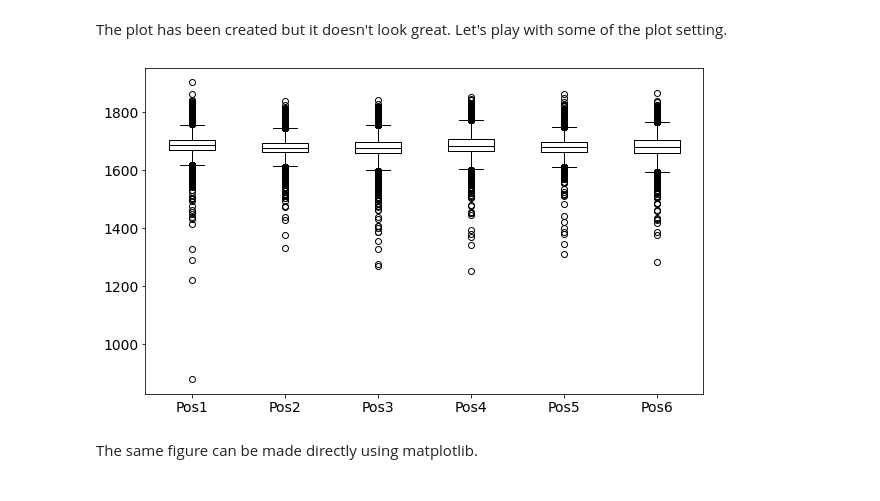
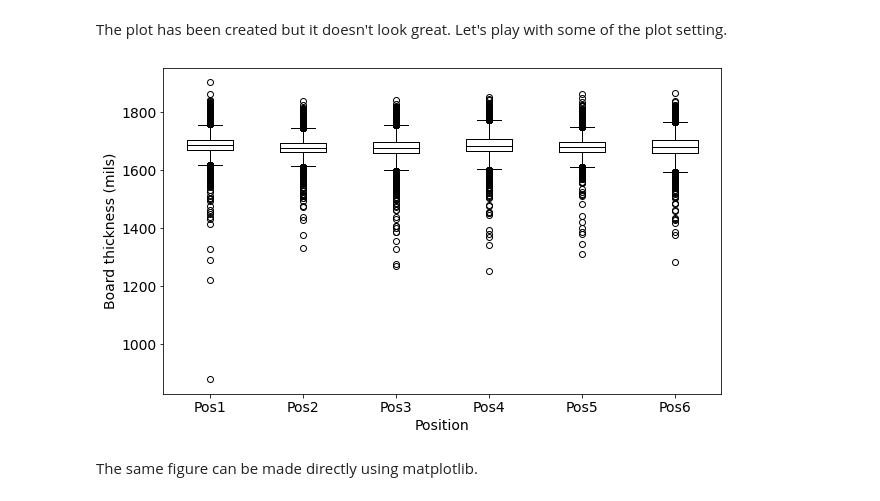
Before and after one commit to DalleAveLab/MATLS3J03-2021, a Jupyter notebook: ReadingDataandPlotting/ReadingDataAndPlotting.ipynb, the cells around one changed output. Drawn from its saved outputs; the diff is of its cells as text; code cells hidden in the pictures.

```diff
--- a/ReadingDataandPlotting/ReadingDataAndPlotting.ipynb
+++ b/ReadingDataandPlotting/ReadingDataAndPlotting.ipynb
@@ -209,13 +209,15 @@ The plot has been created but it doesn't look great. Let's play with some of the
 # %%
 # Make the figure larger, make the font larger, remove the grid lines
 # change the box plot colours to all black
 axis = boards_no_time.boxplot(figsize=(10,6),fontsize=14,grid=False,
                               boxprops=dict(color='k'),
                               medianprops=dict(color='k'),
                               whiskerprops=dict(color='k'))
+axis.set_xlabel("Position", {'size': 14})
+axis.set_ylabel("Board thickness (mils)", {'size': 14})
 plt.show()
 # %% [output]
-[figure, old version]
+[figure, new version]
 # %% [markdown]
 The same figure can be made directly using matplotlib.
 # %%
```
Also changed, not shown: parts of 1 cell of this notebook.
